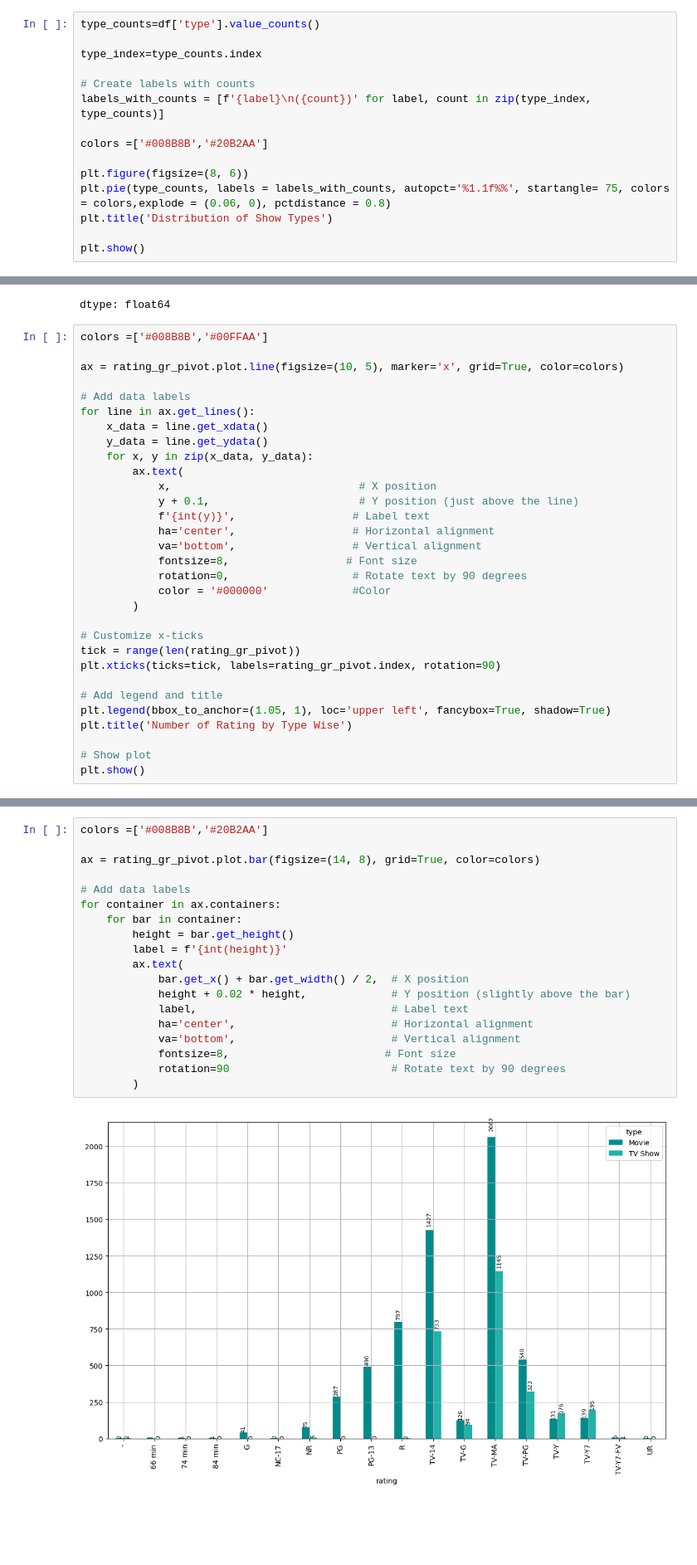
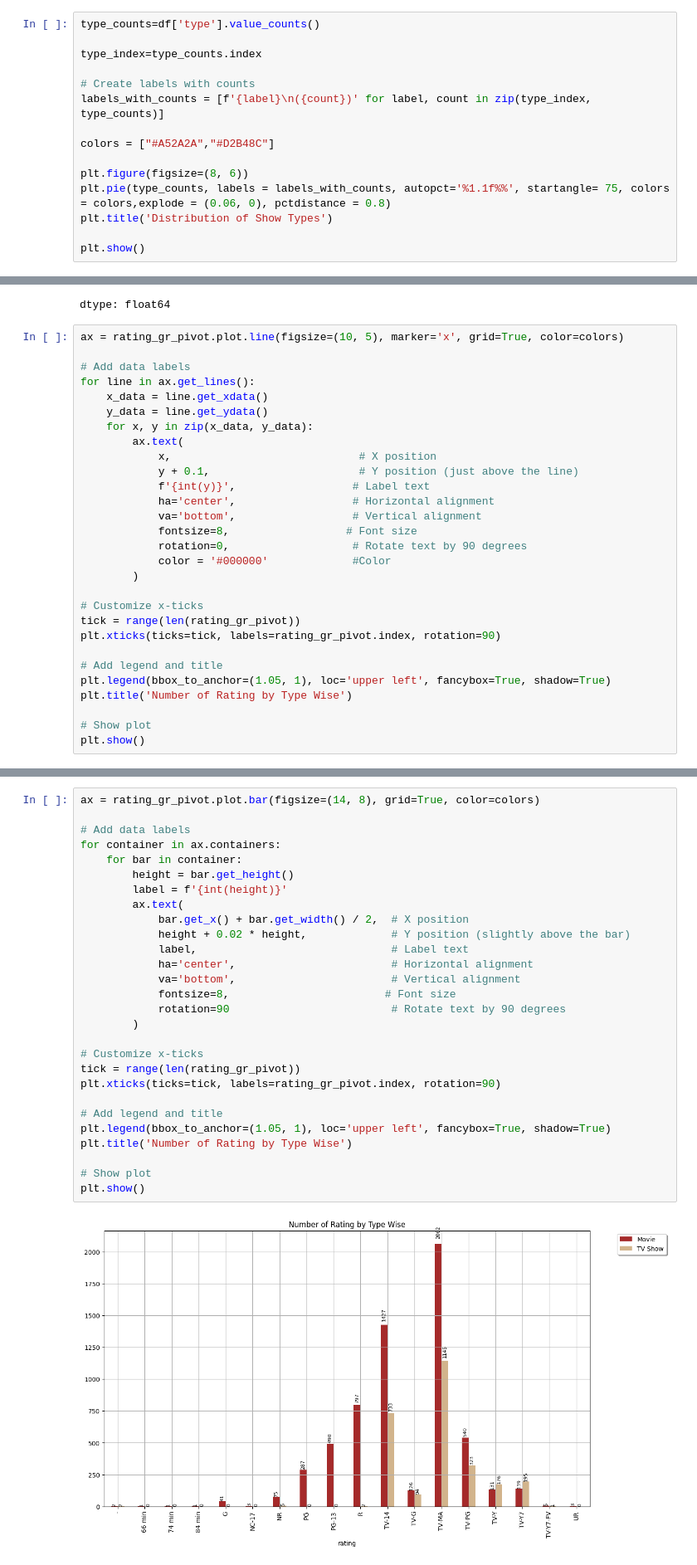
Before and after one commit to Udhay2898/Netflix_EDA, a Jupyter notebook: Nertflix_EDA.ipynb, the cells around one changed output, grey strips where cells are left out. Shown: that part at 83% size. Cells and saved outputs as stored; diff of their text form; blank space fills up the shorter version.

```diff
--- a/Nertflix_EDA.ipynb
+++ b/Nertflix_EDA.ipynb
@@ -176,7 +176,7 @@ type_index=type_counts.index
 # Create labels with counts
 labels_with_counts = [f'{label}\n({count})' for label, count in zip(type_index, type_counts)]
 
-colors =['#008B8B','#20B2AA']
+colors = ["#A52A2A","#D2B48C"]
 
 plt.figure(figsize=(8, 6))
 plt.pie(type_counts, labels = labels_with_counts, autopct='%1.1f%%', startangle= 75, colors = colors,explode = (0.06, 0), pctdistance = 0.8)
@@ -214,8 +214,6 @@ rating_gr_pivot.max()
 | TV Show | 1145.0 |
 dtype: float64
 # %%
-colors =['#008B8B','#00FFAA']
-
 ax = rating_gr_pivot.plot.line(figsize=(10, 5), marker='x', grid=True, color=colors)
 
 # Add data labels
@@ -249,21 +247,30 @@ plt.show()
 # %%
-colors =['#008B8B','#20B2AA']
-
 ax = rating_gr_pivot.plot.bar(figsize=(14, 8), grid=True, color=colors)
 
 # Add data labels
 for container in ax.containers:
     for bar in container:
         height = bar.get_height()
         label = f'{int(height)}'
         ax.text(
             bar.get_x() + bar.get_width() / 2,  # X position
             height + 0.02 * height,             # Y position (slightly above the bar)
             label,                              # Label text
             ha='center',                        # Horizontal alignment
             va='bottom',                        # Vertical alignment
             fontsize=8,                        # Font size
             rotation=90                         # Rotate text by 90 degrees
         )
+
+# Customize x-ticks
+tick = range(len(rating_gr_pivot))
+plt.xticks(ticks=tick, labels=rating_gr_pivot.index, rotation=90)
+
+# Add legend and title
+plt.legend(bbox_to_anchor=(1.05, 1), loc='upper left', fancybox=True, shadow=True)
+plt.title('Number of Rating by Type Wise')
+
+# Show plot
+plt.show()
 # %% [output]
-[figure, old version]
+[figure, new version]
```
Also changed, not shown: parts of 3 cells of this notebook.
